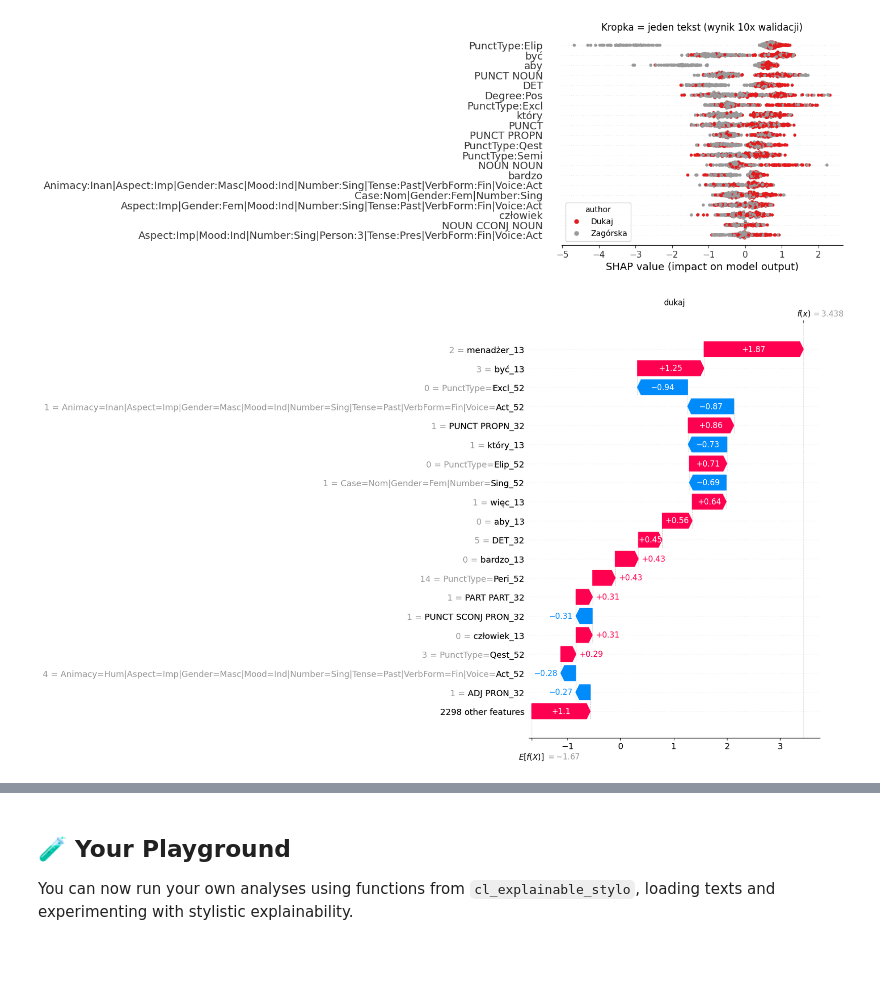
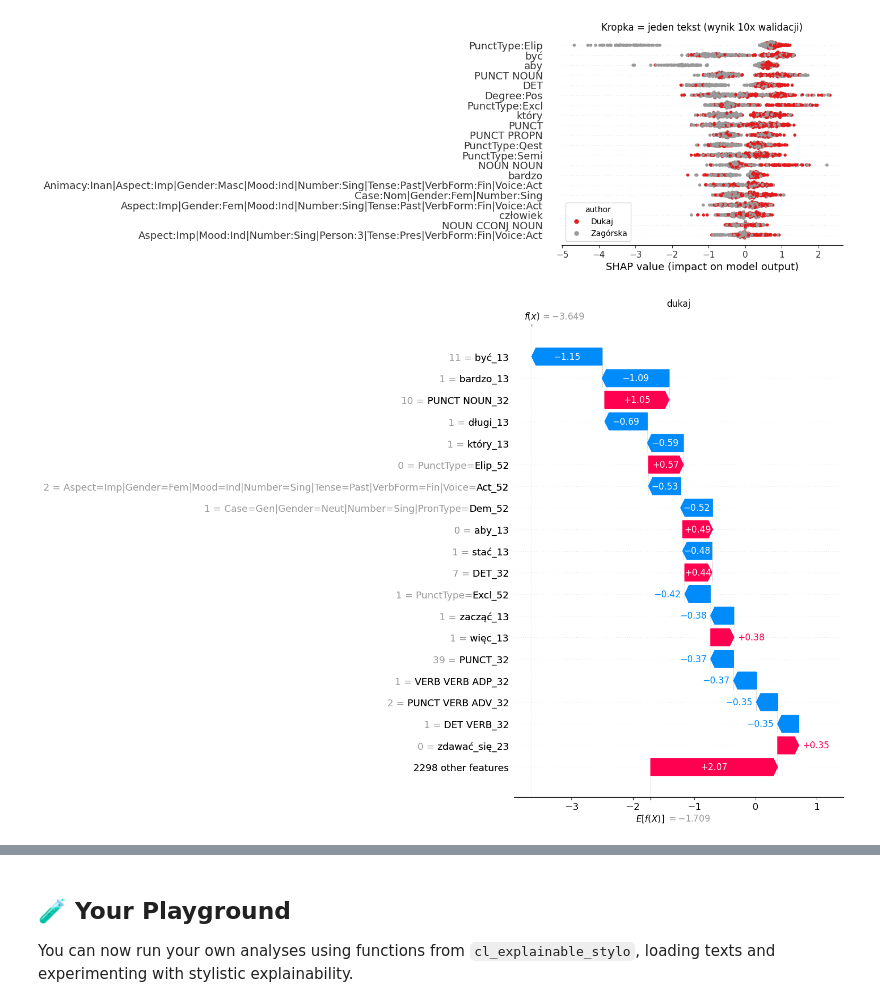
Before and after one commit to remolek/Wshop-ExplainableStylo, a Jupyter notebook: notebooks/ExplainableStylo_Colab_Template.ipynb, the cells around one changed output, grey strips where cells are left out. Cells and saved outputs as stored; diff of their text form; code cells hidden in the pictures; blank space fills up the shorter version.

```diff
--- a/notebooks/ExplainableStylo_Colab_Template.ipynb
+++ b/notebooks/ExplainableStylo_Colab_Template.ipynb
@@ -471,9 +478,9 @@ exp.plot_group_summary('author')
 # %% [output]
 [figure]
 # %%
-exp.plot_text(44)
+exp.plot_text(8)
 # %% [output]
-[figure, old version]
+[figure, new version]
 # %%
 # exp.plot_group_texts('class',group='dukaj') # not working at the moment
 # %% [output]
```
Also changed, not shown: parts of 7 cells of this notebook.
